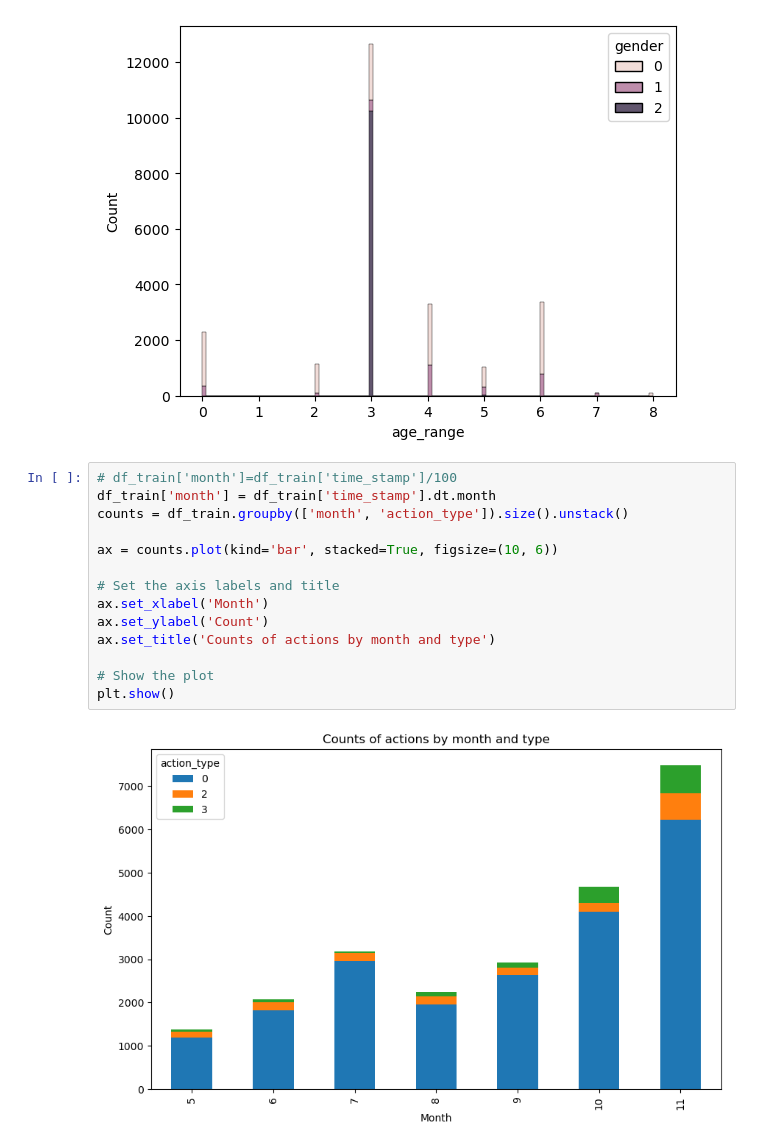
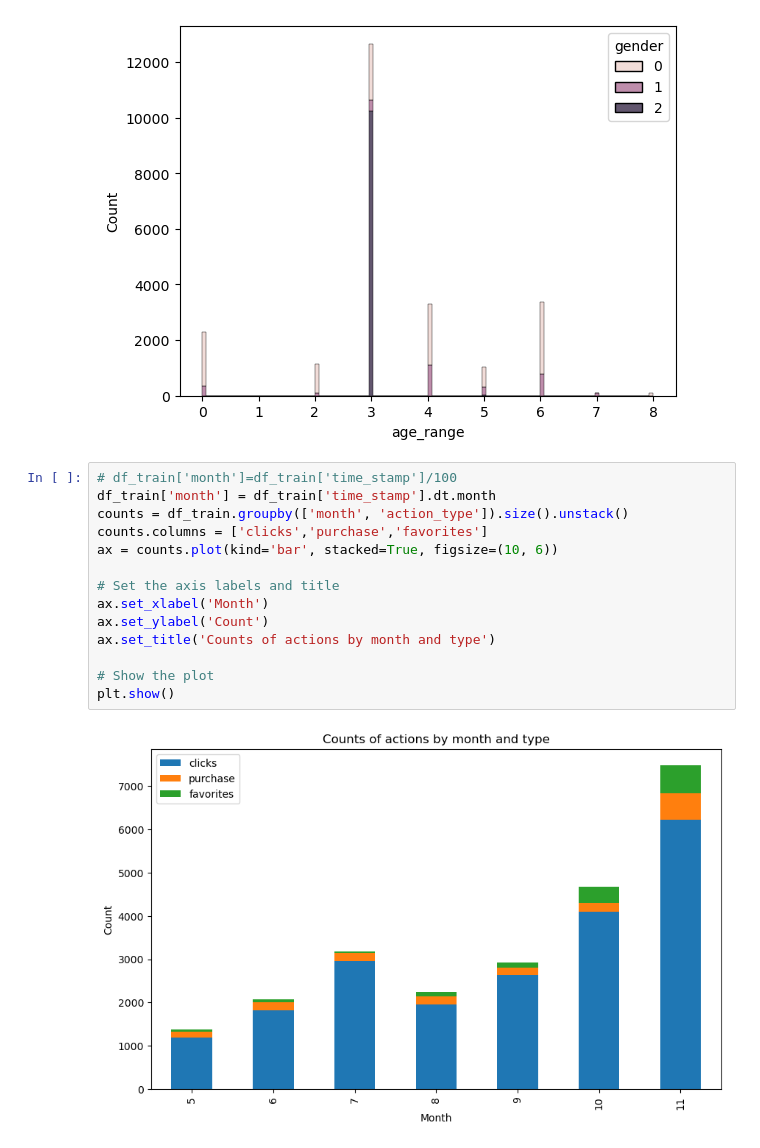
Before and after one commit to pratikjadhav2726/Group7-CECS550, a Jupyter notebook: EDA/EDA.ipynb, the cells around one changed output. Saved outputs shown, nothing was run; the diff lists cells and outputs as text.

```diff
--- a/EDA/EDA.ipynb
+++ b/EDA/EDA.ipynb
@@ -94,16 +133,16 @@ sns.histplot(data=df_train, x="age_range", hue="gender", multiple="stack")
 # %%
 # df_train['month']=df_train['time_stamp']/100
 df_train['month'] = df_train['time_stamp'].dt.month
 counts = df_train.groupby(['month', 'action_type']).size().unstack()
-
+counts.columns = ['clicks','purchase','favorites']
 ax = counts.plot(kind='bar', stacked=True, figsize=(10, 6))
 
 # Set the axis labels and title
 ax.set_xlabel('Month')
 ax.set_ylabel('Count')
 ax.set_title('Counts of actions by month and type')
 
 # Show the plot
 plt.show()
 # %% [output]
-[figure, old version]
+[figure, new version]
```
Also changed, not shown: parts of 3 cells of this notebook, 14 other files.
